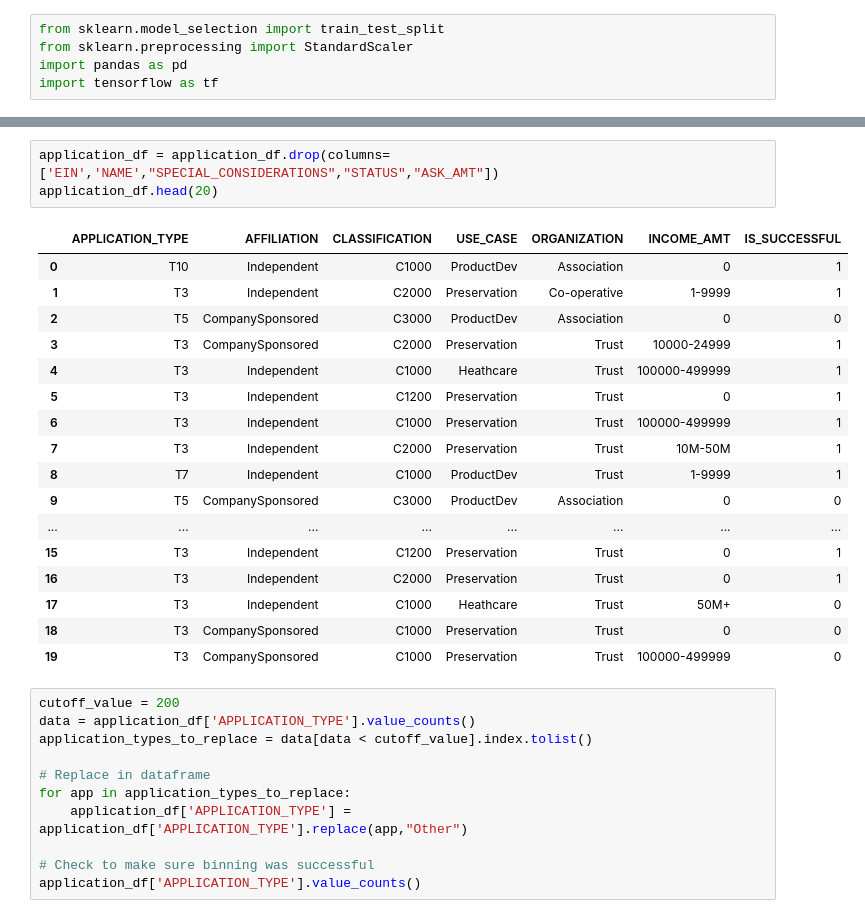
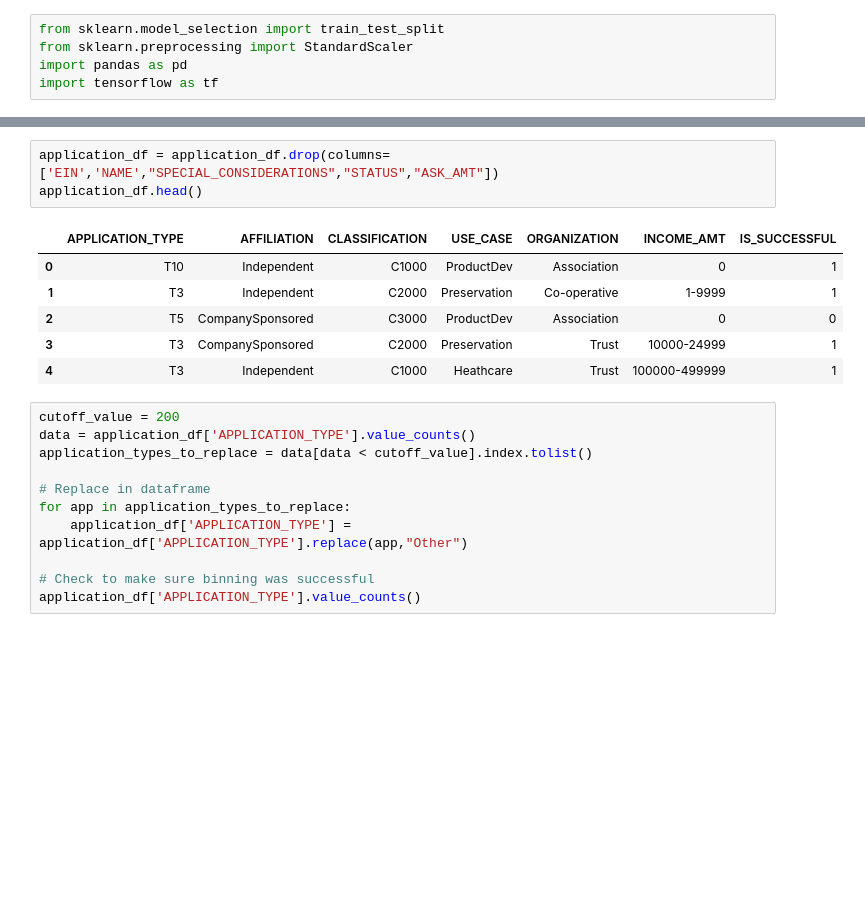
Before and after one commit to Cameron762/deep-learning-challenge, a Jupyter notebook: AlphabetSoupCharity_Optimization.ipynb, the cells around one changed output, grey strips where cells are left out. Drawn from its saved outputs; the diff is of its cells as text; blank space fills up the shorter version.

```diff
--- a/AlphabetSoupCharity_Optimization.ipynb
+++ b/AlphabetSoupCharity_Optimization.ipynb
@@ -16,25 +16,14 @@ application_df.head()
 | 4 | 10556103 | GENETIC RESEARCH INSTITUTE OF THE... | T3 | Independent | C1000 | Heathcare | Trust | 1 | ... |
 # %%
 application_df = application_df.drop(columns=['EIN','NAME',"SPECIAL_CONSIDERATIONS","STATUS","ASK_AMT"])
-application_df.head(20)
+application_df.head()
 # %% [output]
 |  | APPLICATION_TYPE | AFFILIATION | CLASSIFICATION | USE_CASE | ORGANIZATION | INCOME_AMT | IS_SUCCESSFUL |
 | 0 | T10 | Independent | C1000 | ProductDev | Association | 0 | 1 |
 | 1 | T3 | Independent | C2000 | Preservation | Co-operative | 1-9999 | 1 |
 | 2 | T5 | CompanySponsored | C3000 | ProductDev | Association | 0 | 0 |
 | 3 | T3 | CompanySponsored | C2000 | Preservation | Trust | 10000-24999 | 1 |
 | 4 | T3 | Independent | C1000 | Heathcare | Trust | 100000-499999 | 1 |
-| 5 | T3 | Independent | C1200 | Preservation | Trust | 0 | 1 |
-| 6 | T3 | Independent | C1000 | Preservation | Trust | 100000-499999 | 1 |
-| 7 | T3 | Independent | C2000 | Preservation | Trust | 10M-50M | 1 |
-| 8 | T7 | Independent | C1000 | ProductDev | Trust | 1-9999 | 1 |
-| 9 | T5 | CompanySponsored | C3000 | ProductDev | Association | 0 | 0 |
-| ... | ... | ... | ... | ... | ... | ... | ... |
-| 15 | T3 | Independent | C1200 | Preservation | Trust | 0 | 1 |
-| 16 | T3 | Independent | C2000 | Preservation | Trust | 0 | 1 |
-| 17 | T3 | Independent | C1000 | Heathcare | Trust | 50M+ | 0 |
-| 18 | T3 | CompanySponsored | C1000 | Preservation | Trust | 0 | 0 |
-| 19 | T3 | CompanySponsored | C1000 | Preservation | Trust | 100000-499999 | 0 |
 # %%
 cutoff_value = 200
 data = application_df['APPLICATION_TYPE'].value_counts()
```
Also changed, not shown: parts of 4 cells of this notebook, 5 other files.
